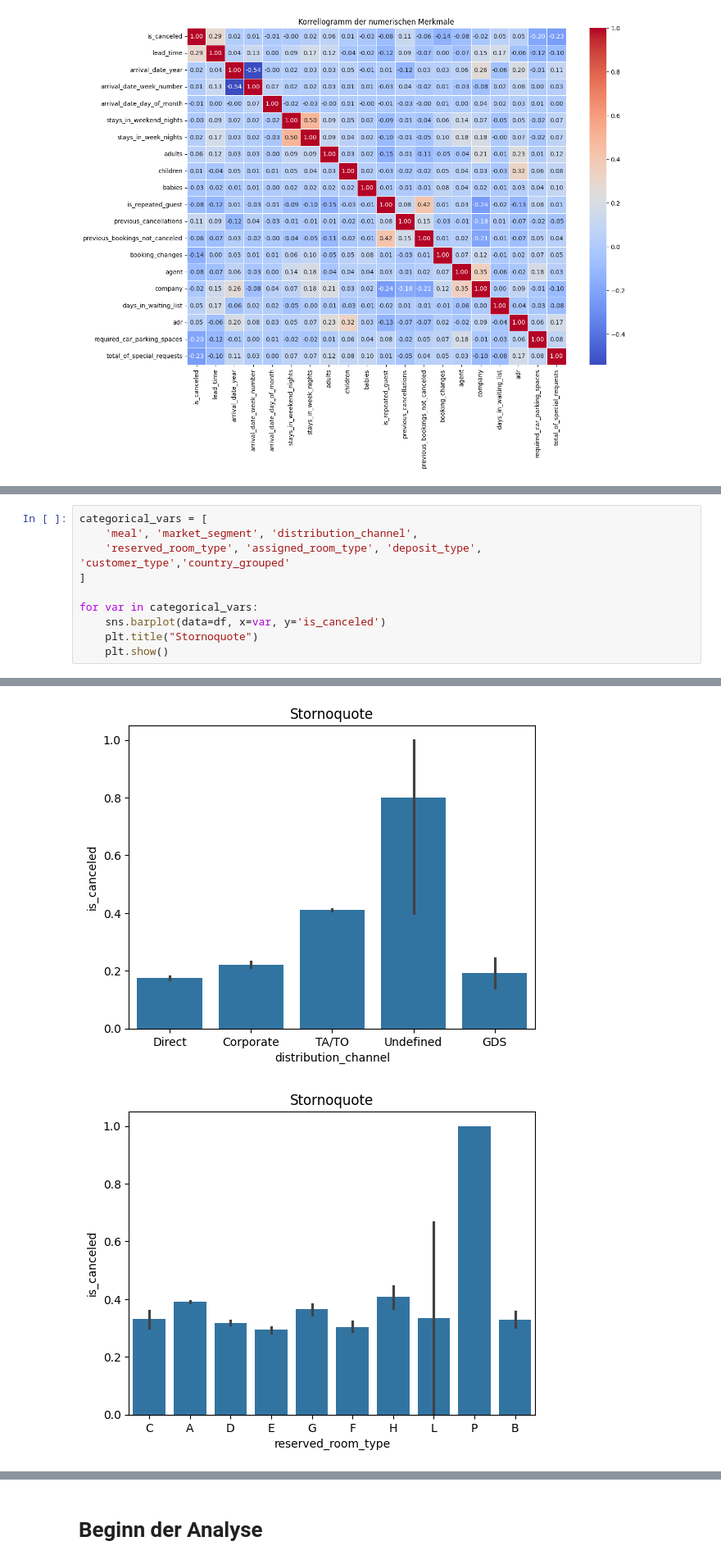
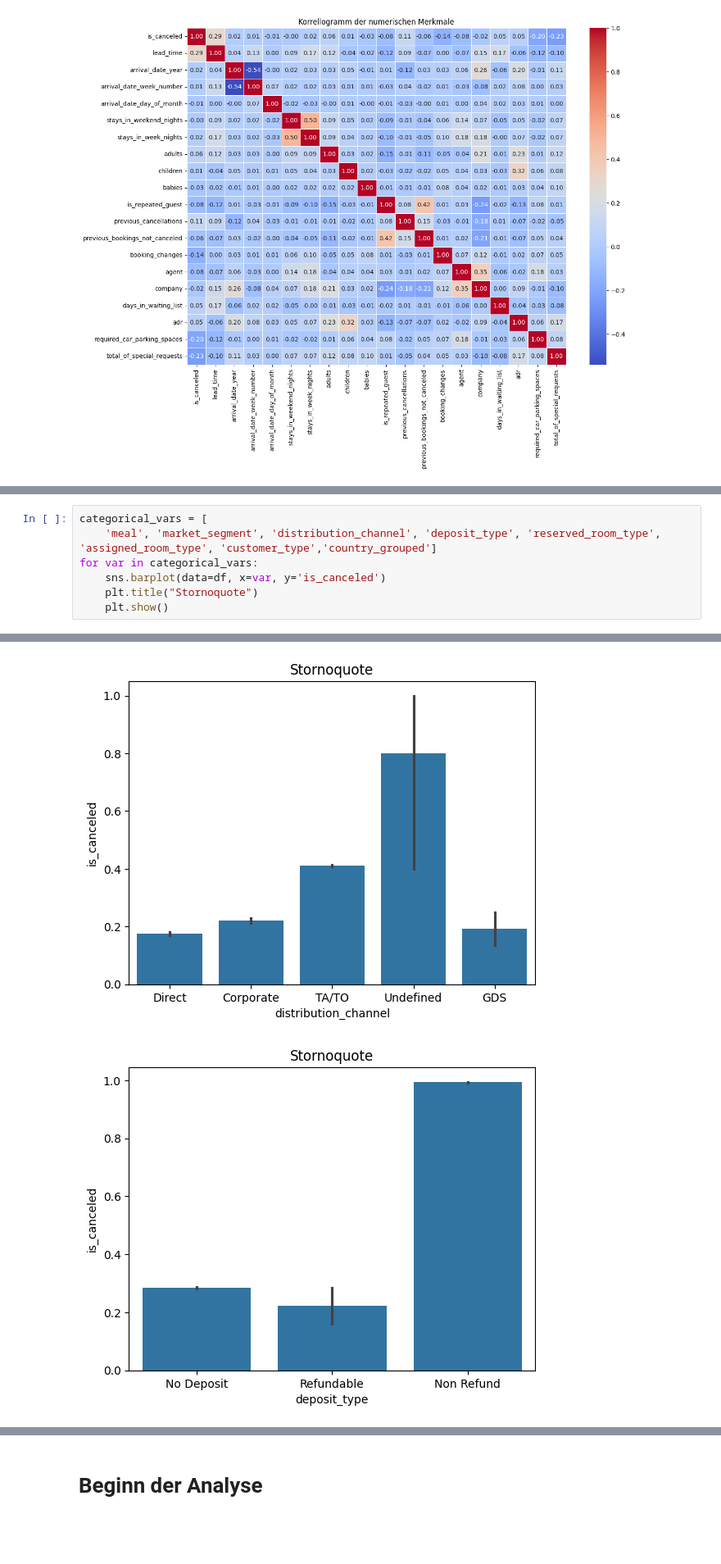
Before and after one commit to abt-kevin/Hotel_Bookings, a Jupyter notebook: hotel_bookings.ipynb, the cells around one changed output, grey strips where cells are left out. Shown: that part at 82% size. Drawn from its saved outputs; the diff is of its cells as text; blank space fills up the shorter version.

```diff
--- a/hotel_bookings.ipynb
+++ b/hotel_bookings.ipynb
@@ -161,15 +155,12 @@ plt.show()
 # %%
 categorical_vars = [
-    'meal', 'market_segment', 'distribution_channel',
-    'reserved_room_type', 'assigned_room_type', 'deposit_type', 'customer_type','country_grouped'
-]
-
+    'meal', 'market_segment', 'distribution_channel', 'deposit_type', 'reserved_room_type', 'assigned_room_type', 'customer_type','country_grouped']
 for var in categorical_vars:
     sns.barplot(data=df, x=var, y='is_canceled')
     plt.title("Stornoquote")
     plt.show()
 # %% [output]
 [figure]
 [figure]
 [figure]
-[figure, old version]
+[figure, new version]
```
Also changed, not shown: parts of 7 cells of this notebook.
